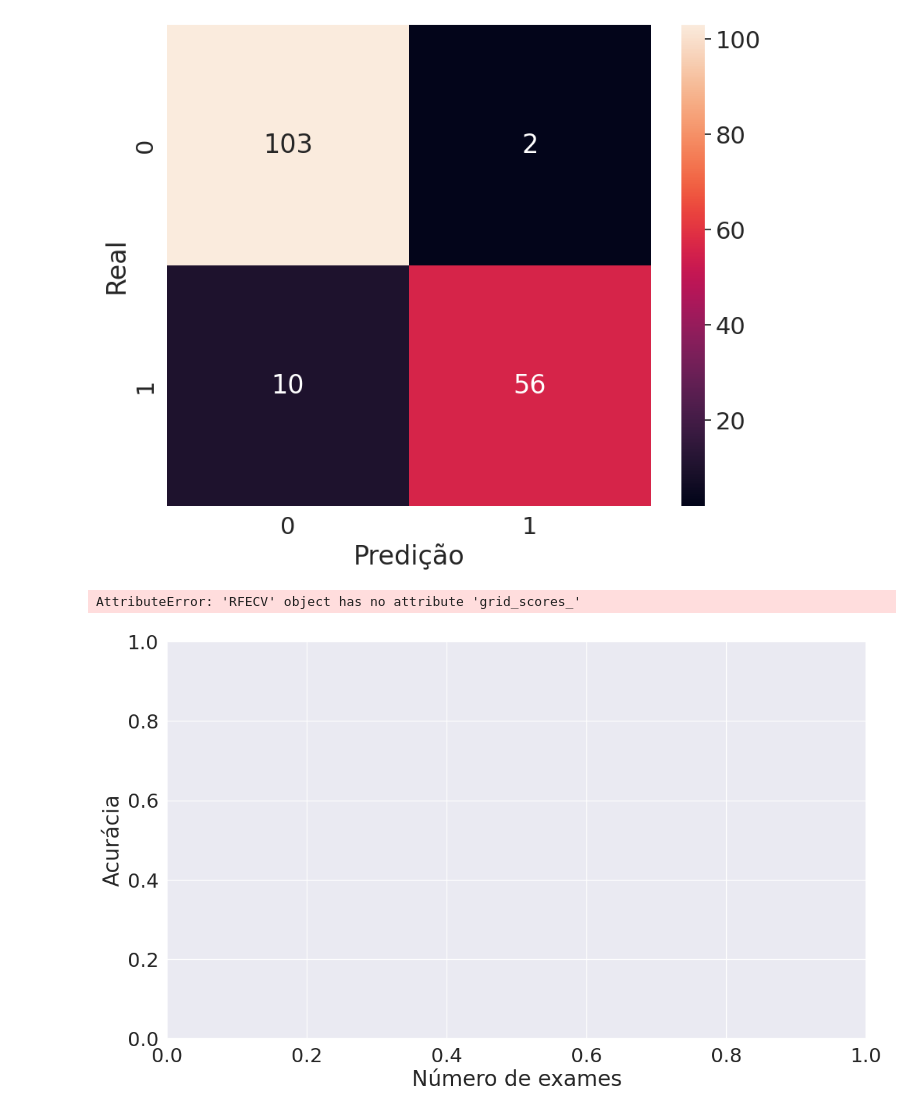
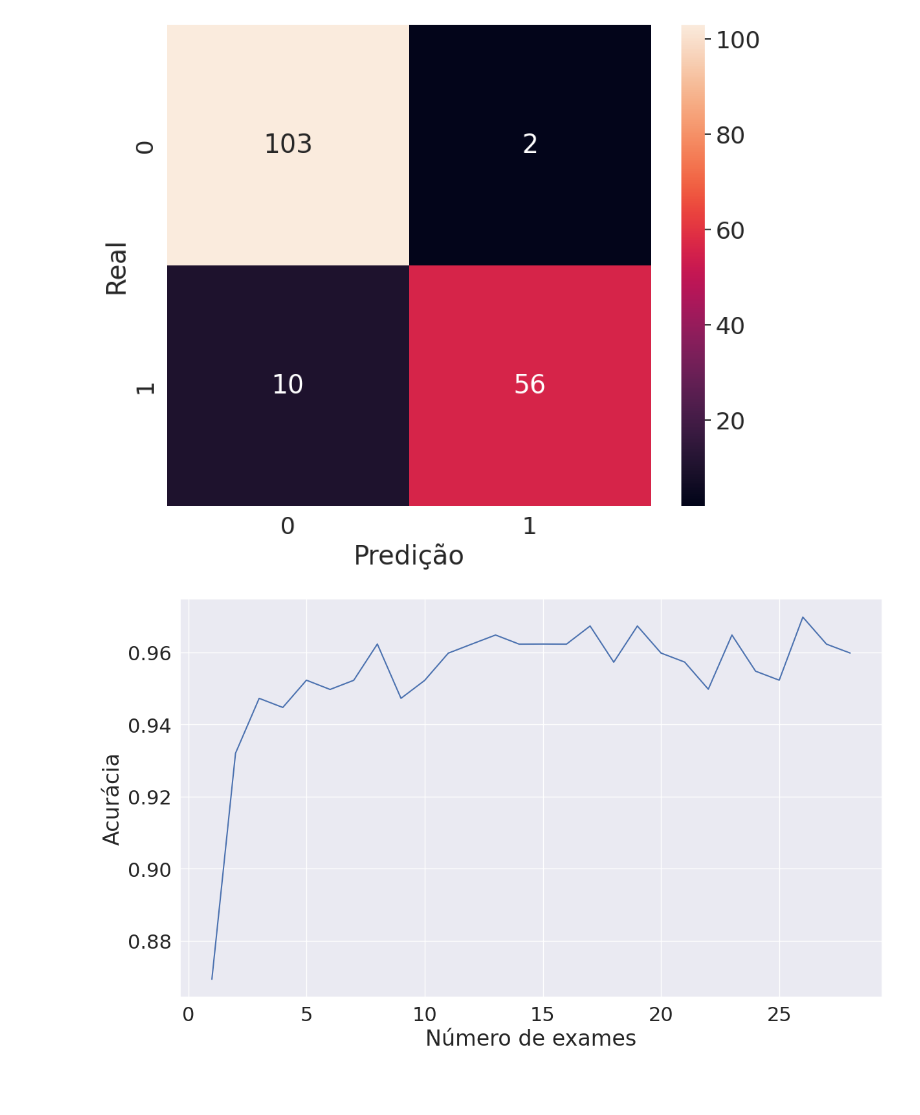
Before and after one commit to barbnrosa/estudosML, a Jupyter notebook: EstudosML2/n_dimensoes.ipynb, the cells around one changed output. Drawn from its saved outputs; the diff is of its cells as text; code cells hidden in the pictures; blank space fills up the shorter version.

```diff
--- a/EstudosML2/n_dimensoes.ipynb
+++ b/EstudosML2/n_dimensoes.ipynb
@@ -442,12 +442,10 @@ Resultado da classificação 92.98%
 # %%
 import matplotlib.pyplot as plt
 
 plt.figure(figsize=(14, 8))
 plt.xlabel("Número de exames")
 plt.ylabel("Acurácia")
-
-plt.plot(range(1, len(selecionador_rfecv.grid_scores_) + 1), selecionador_rfecv.grid_scores_)
-plt.show
+plt.plot(range(1, len(selecionador_rfecv.cv_results_['mean_test_score']) + 1), selecionador_rfecv.cv_results_['mean_test_score'])
+plt.show()
 # %% [output]
-AttributeError: 'RFECV' object has no attribute 'grid_scores_'
-[figure, old version]
+[figure, new version]
```
Also changed, not shown: parts of 14 cells of this notebook.
